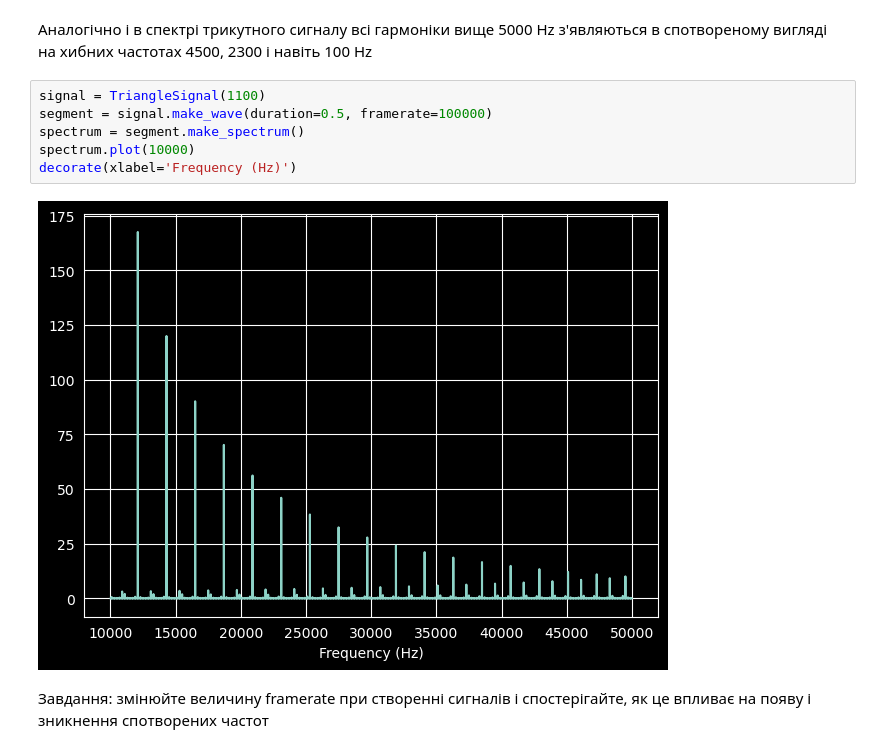
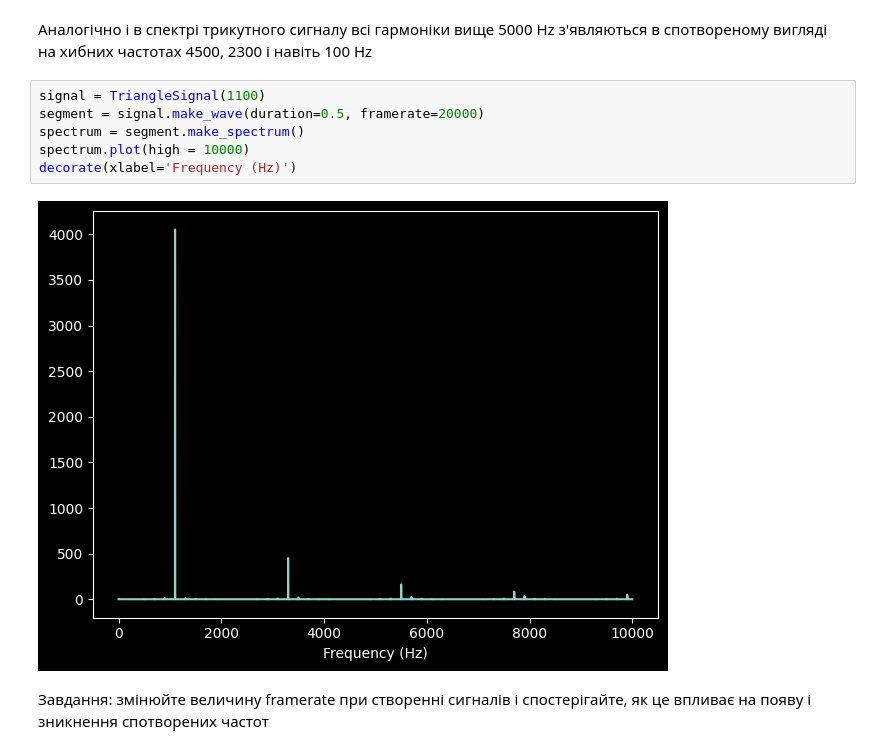
Before and after one commit to otchkalov/DSP, a Jupyter notebook: code/chap02.ipynb, the cells around one changed output. Saved outputs shown, nothing was run; the diff lists cells and outputs as text.

```diff
--- a/code/chap02.ipynb
+++ b/code/chap02.ipynb
@@ -199,11 +199,11 @@ decorate(xlabel='Frequency (Hz)')
 Аналогічно і в спектрі трикутного сигналу всі гармоніки вище 5000 Hz з'являються в спотвореному вигляді на хибних частотах 4500, 2300 і навіть 100 Hz
 # %%
 signal = TriangleSignal(1100)
-segment = signal.make_wave(duration=0.5, framerate=100000)
+segment = signal.make_wave(duration=0.5, framerate=20000)
 spectrum = segment.make_spectrum()
-spectrum.plot(10000)
+spectrum.plot(high = 10000)
 decorate(xlabel='Frequency (Hz)')
 # %% [output]
-[figure, old version]
+[figure, new version]
 # %% [markdown]
 Завдання: змінюйте величину framerate при створенні сигналів і спостерігайте, як це впливає на появу і зникнення спотворених частот
```
Also changed, not shown: parts of 14 cells of this notebook, 1 other file.
